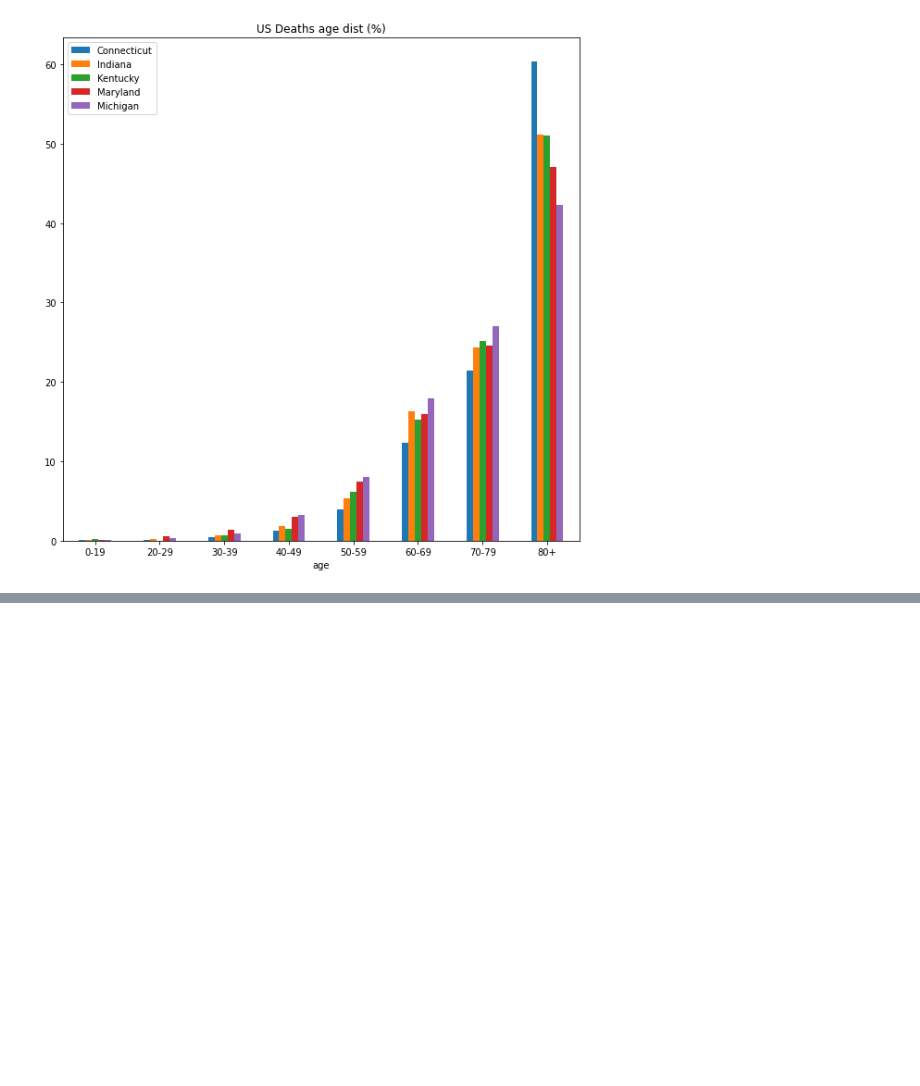
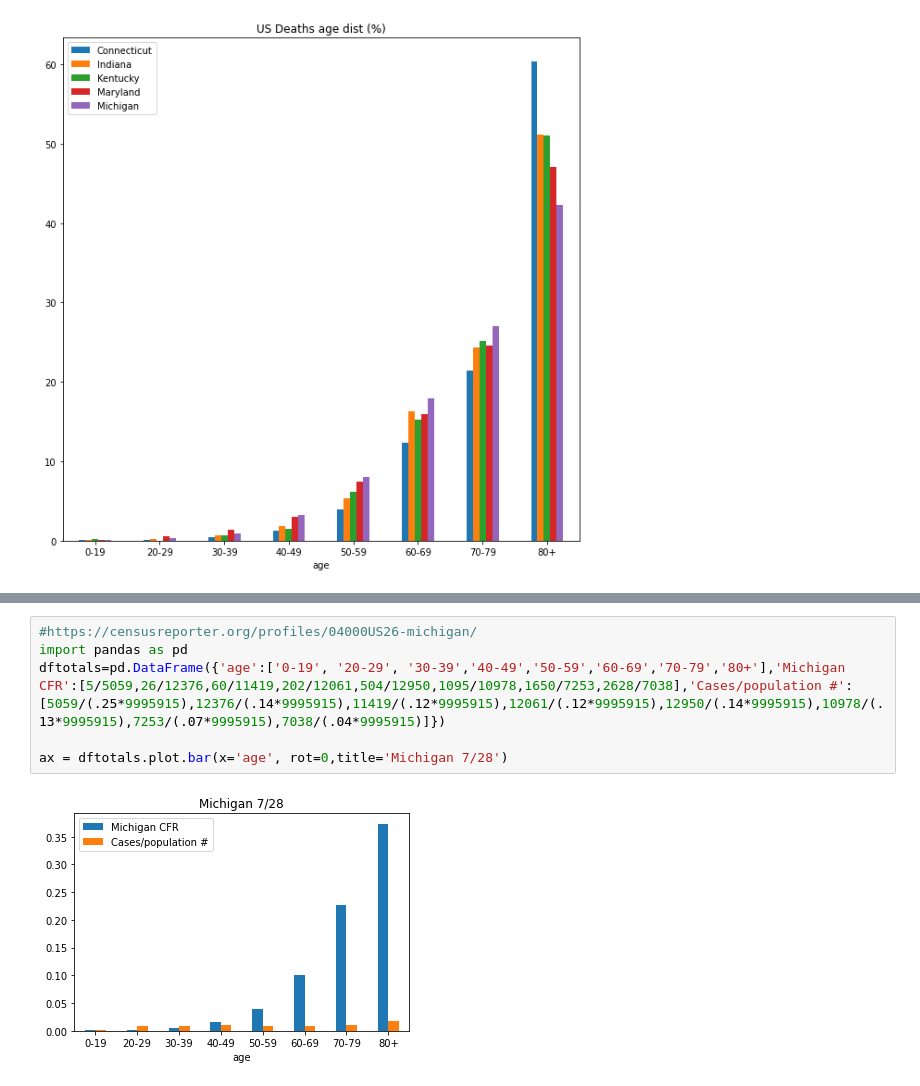
Before and after one commit to Ali-Kazmi/covid-visualizations, a Jupyter notebook: vis.ipynb, the cells around one changed output, grey strips where cells are left out. Saved outputs shown, nothing was run; the diff lists cells and outputs as text; blank space fills up the shorter version.

```diff
--- a/vis.ipynb
+++ b/vis.ipynb
@@ -279,0 +290,8 @@ ax = dftotals.plot.bar(x='age', rot=0,title='US Deaths age dist (%)',figsize=(10
+# %%
+#https://censusreporter.org/profiles/04000US26-michigan/
+import pandas as pd
+dftotals=pd.DataFrame({'age':['0-19', '20-29', '30-39','40-49','50-59','60-69','70-79','80+'],'Michigan CFR':[5/5059,26/12376,60/11419,202/12061,504/12950,1095/10978,1650/7253,2628/7038],'Cases/population #':[5059/(.25*9995915),12376/(.14*9995915),11419/(.12*9995915),12061/(.12*9995915),12950/(.14*9995915),10978/(.13*9995915),7253/(.07*9995915),7038/(.04*9995915)]})
+
+ax = dftotals.plot.bar(x='age', rot=0,title='Michigan 7/28')
+# %% [output]
+[figure, added]
```
Also changed, not shown: parts of 8 cells of this notebook.
